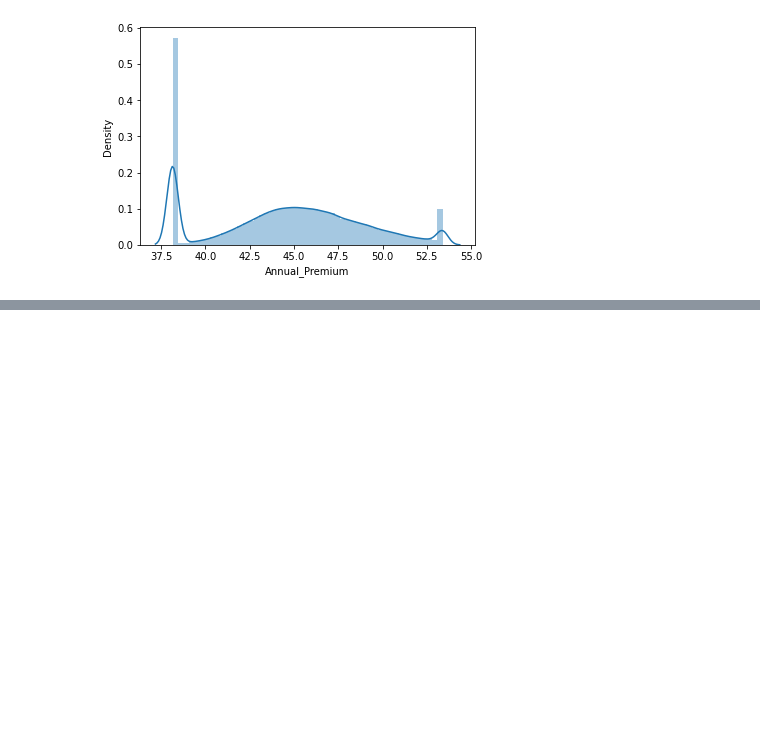
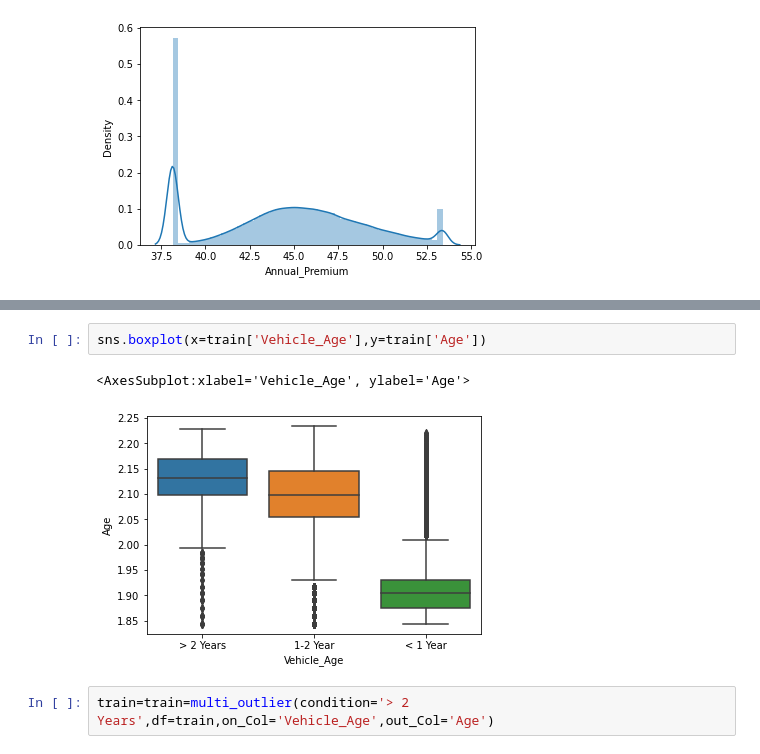
Before and after one commit to RiseAboveAll/JantaHack-Cross-Sell, a Jupyter notebook: Scripts/Cross-Sell.ipynb, the cells around one changed output, grey strips where cells are left out. Cells and saved outputs as stored; diff of their text form; blank space fills up the shorter version.

```diff
--- a/Scripts/Cross-Sell.ipynb
+++ b/Scripts/Cross-Sell.ipynb
@@ -513,0 +529,7 @@ sns.distplot(train['Annual_Premium'])
+# %%
+sns.boxplot(x=train['Vehicle_Age'],y=train['Age'])
+# %% [output]
+<AxesSubplot:xlabel='Vehicle_Age', ylabel='Age'>
+[figure, added]
+# %%
+train=train=multi_outlier(condition='> 2 Years',df=train,on_Col='Vehicle_Age',out_Col='Age')
```
Also changed, not shown: parts of 31 cells of this notebook.
